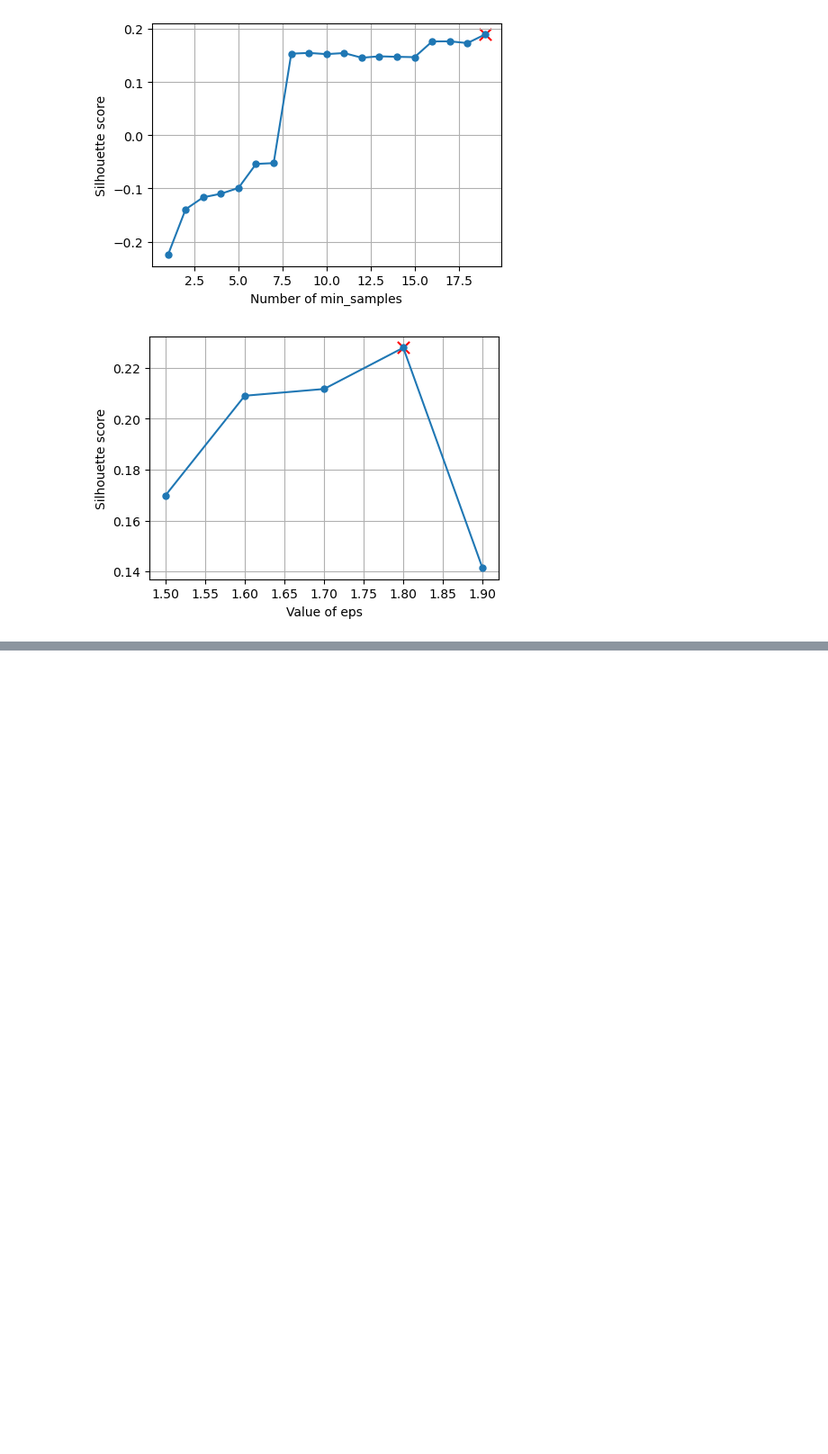
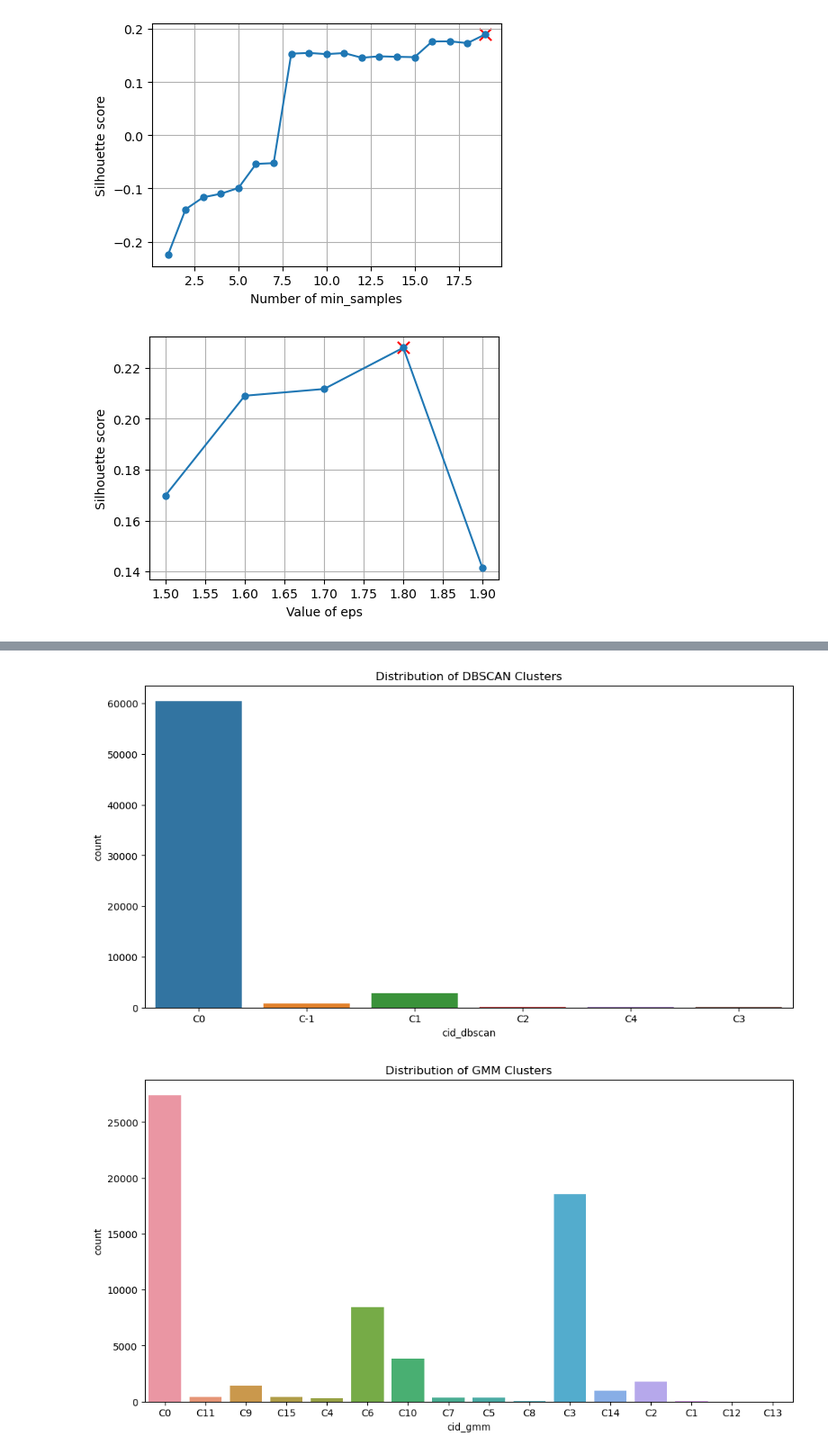
Before and after one commit to federicomirra01/DDoS_analysis_project, a Jupyter notebook: Section_3(to_be_done).ipynb, the cells around one changed output, grey strips where cells are left out. Shown at 90% size. Drawn from its saved outputs; the diff is of its cells as text; code cells hidden in the pictures; blank space fills up the shorter version.

```diff
--- a/Section_3(to_be_done).ipynb
+++ b/Section_3(to_be_done).ipynb
@@ -179,0 +214,3 @@ plt.show()
+# %%
+cluster_df['cid_dbscan'] = df['cid_dbscan']
+cluster_df
@@ -179,0 +231,14 @@ plt.show()
+# %%
+plt.figure(figsize=(12, 6))
+sns.countplot(x='cid_dbscan', data=cluster_df)
+plt.title('Distribution of DBSCAN Clusters')
+plt.show()
+
+# Visualize the distribution of GMM clusters
+plt.figure(figsize=(12, 6))
+sns.countplot(x='cid_gmm', data=cluster_df)
+plt.title('Distribution of GMM Clusters')
+plt.show()
+# %% [output]
+[figure, added]
+[figure, added]
```
Also changed, not shown: parts of 7 cells of this notebook, 1 other file.
